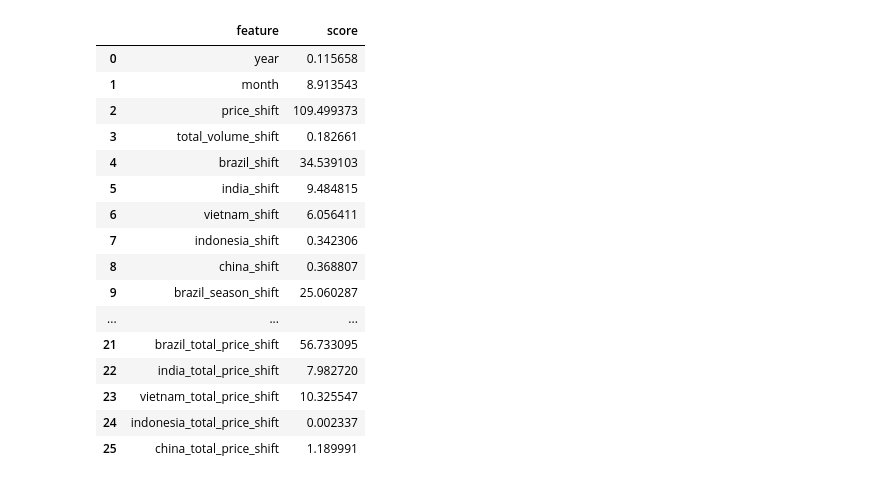
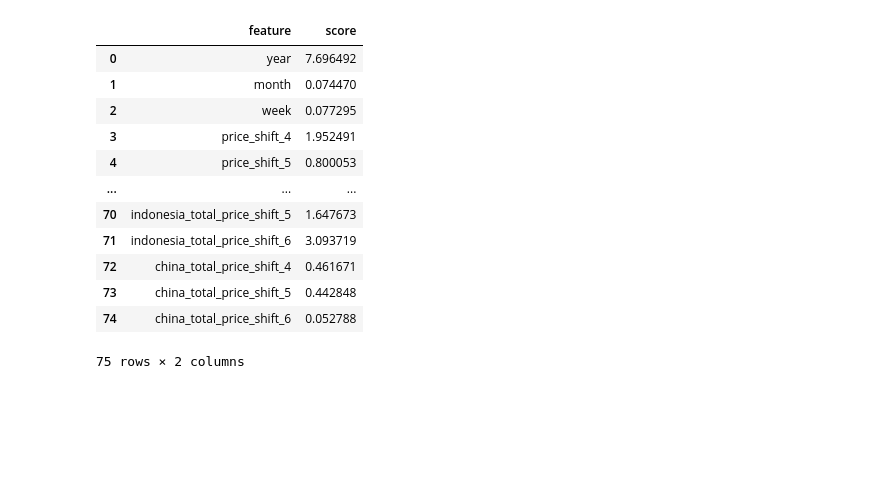
Before and after one commit to omar-ammar0/Intern_Final_Project, a Jupyter notebook: notebooks/Data_Cleaning/Features_Selection.ipynb, the cells around one changed output. Drawn from its saved outputs; the diff is of its cells as text; code cells hidden in the pictures; blank space fills up the shorter version.

```diff
--- a/notebooks/Data_Cleaning/Features_Selection.ipynb
+++ b/notebooks/Data_Cleaning/Features_Selection.ipynb
@@ -45,28 +28,24 @@ features_score_red
 # %%
 x_df_green=df_green.drop(["price"],axis=1)
 y_df_green=df_green["price"]
 
-best_green=SelectKBest(score_func=f_regression,k=26).fit(x_df_green,y_df_green)
+best_green=SelectKBest(score_func=f_regression,k=75).fit(x_df_green,y_df_green)
 features_score_green=pd.concat([pd.DataFrame(x_df_green.columns,columns=["feature"]),pd.DataFrame(best_green.scores_,columns=["score"])],axis=1)
 features_score_red
 # %% [output]
 |  | feature | score |
-| 0 | year | 0.115658 |
-| 1 | month | 8.913543 |
-| 2 | price_shift | 109.499373 |
-| 3 | total_volume_shift | 0.182661 |
-| 4 | brazil_shift | 34.539103 |
-| 5 | india_shift | 9.484815 |
-| 6 | vietnam_shift | 6.056411 |
-| 7 | indonesia_shift | 0.342306 |
-| 8 | china_shift | 0.368807 |
-| 9 | brazil_season_shift | 25.060287 |
+| 0 | year | 7.696492 |
+| 1 | month | 0.074470 |
+| 2 | week | 0.077295 |
+| 3 | price_shift_4 | 1.952491 |
+| 4 | price_shift_5 | 0.800053 |
 | ... | ... | ... |
-| 21 | brazil_total_price_shift | 56.733095 |
-| 22 | india_total_price_shift | 7.982720 |
-| 23 | vietnam_total_price_shift | 10.325547 |
-| 24 | indonesia_total_price_shift | 0.002337 |
-| 25 | china_total_price_shift | 1.189991 |
+| 70 | indonesia_total_price_shift_5 | 1.647673 |
+| 71 | indonesia_total_price_shift_6 | 3.093719 |
+| 72 | china_total_price_shift_4 | 0.461671 |
+| 73 | china_total_price_shift_5 | 0.442848 |
+| 74 | china_total_price_shift_6 | 0.052788 |
+75 rows × 2 columns
 # %%
 x_df_yellow=df_yellow.drop(["price"],axis=1)
 y_df_yellow=df_yellow["price"]
```
Also changed, not shown: parts of 4 cells of this notebook, 2 other files.
